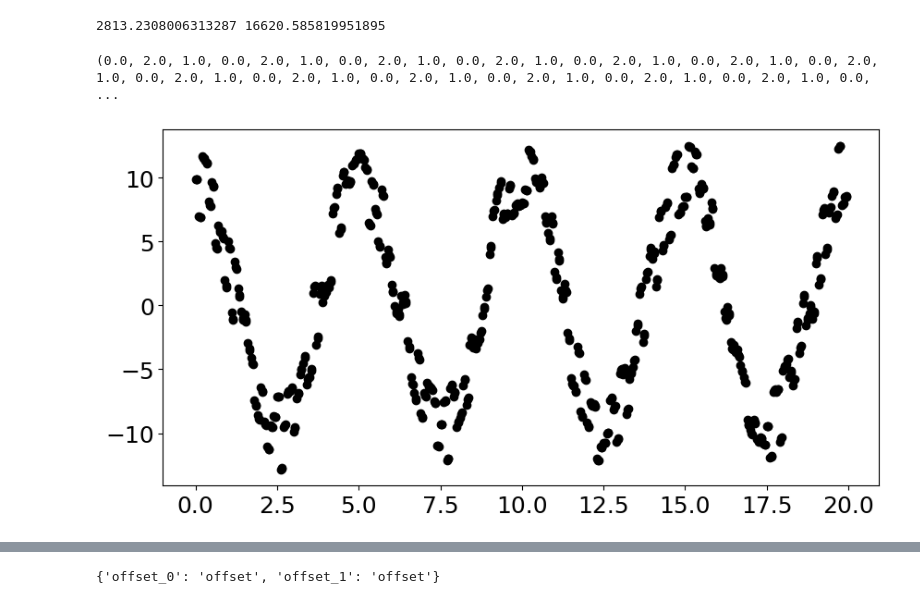
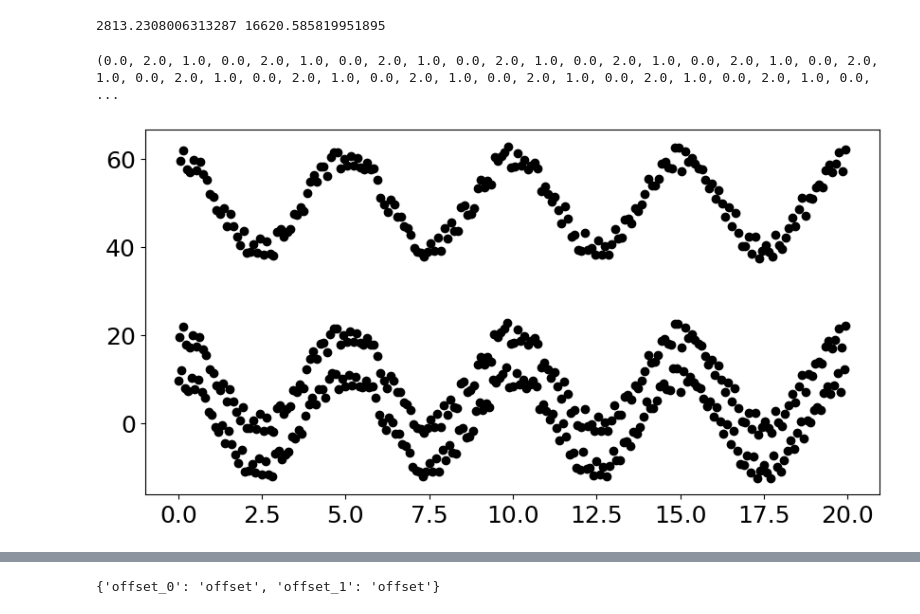
Before and after one commit to frescigno/magpy_rv, a Jupyter notebook: new_test_launcher.ipynb, the cells around one changed output, grey strips where cells are left out. Cells and saved outputs as stored; diff of their text form; code cells hidden in the pictures.

```diff
--- a/new_test_launcher.ipynb
+++ b/new_test_launcher.ipynb
@@ -70,12 +70,12 @@ y1_err = np.ones_like(y1)*0.5
 #time1_flag = np.ones_like(time1)
 
 time2 = np.arange(0.05,20.05,0.1)
-y2 = Aerr*np.cos(time2*(Perr))+Rerr
+y2 = Aerr*np.cos(time2*(Perr))+Rerr+50
 y2_err = np.ones_like(y2)*0.5
 #time2_flag = np.zeros_like(time2)
 
 time3 = np.arange(0.04,20.04,0.1)
-y3 = Aerr*np.cos(time3*(Perr))+Rerr
+y3 = Aerr*np.cos(time3*(Perr))+Rerr+10
 y3_err = np.ones_like(y3)*0.5
 #time3_flag = np.ones_like(time3)*2
 
@@ -111,34 +111,34 @@ y += Kep
 
 K = 15
 ecc = 0.7
 omega = np.pi/4
 Pl = 1.2
 t0 = time[0]
 
 M = 2*np.pi * (time-t0) / Pl
 E = ecc_anomaly(M, ecc)
 nu = 2. * np.arctan(np.sqrt((1.+ecc)/(1.-ecc)) * np.tan(E/2.))
 
 #Kep2 = K * (np.cos(omega + nu) + ecc*np.cos(omega)) + Keperr
 
 #fig = plt.figure(figsize = (10,5))
 #ax = fig.add_subplot(1,1,1)
 #ax.scatter(time,Kep, c="k")
 #plt.show()
 
 #fig = plt.figure(figsize = (10,5))
 #ax = fig.add_subplot(1,1,1)
 #ax.scatter(time,Kep2, c="k")
 #plt.show()
 
 #y = y+Kep+Kep2
 #fig = plt.figure(figsize = (10,5))
 #ax = fig.add_subplot(1,1,1)
 #ax.scatter(time,y, c="k")
 #plt.show()
 # %% [output]
 (0.0, 2.0, 1.0, 0.0, 2.0, 1.0, 0.0, 2.0, 1.0, 0.0, 2.0, 1.0, 0.0, 2.0, 1.0, 0.0, 2.0, 1.0, 0.0, 2.0, 1.0, 0.0, 2.0, 1.0, 0.0, 2.0, 1.0, 0.0, 2.0, 1.0, 0.0, 2.0, 1.0, 0.0, 2.0, 1.0, 0.0, 2.0, 1.0, 0.0, ...
-[figure, old version]
+[figure, new version]
 # %%
 iterations = 10000
 numb_chains = 100
```
Also changed, not shown: parts of 1 cell of this notebook.
